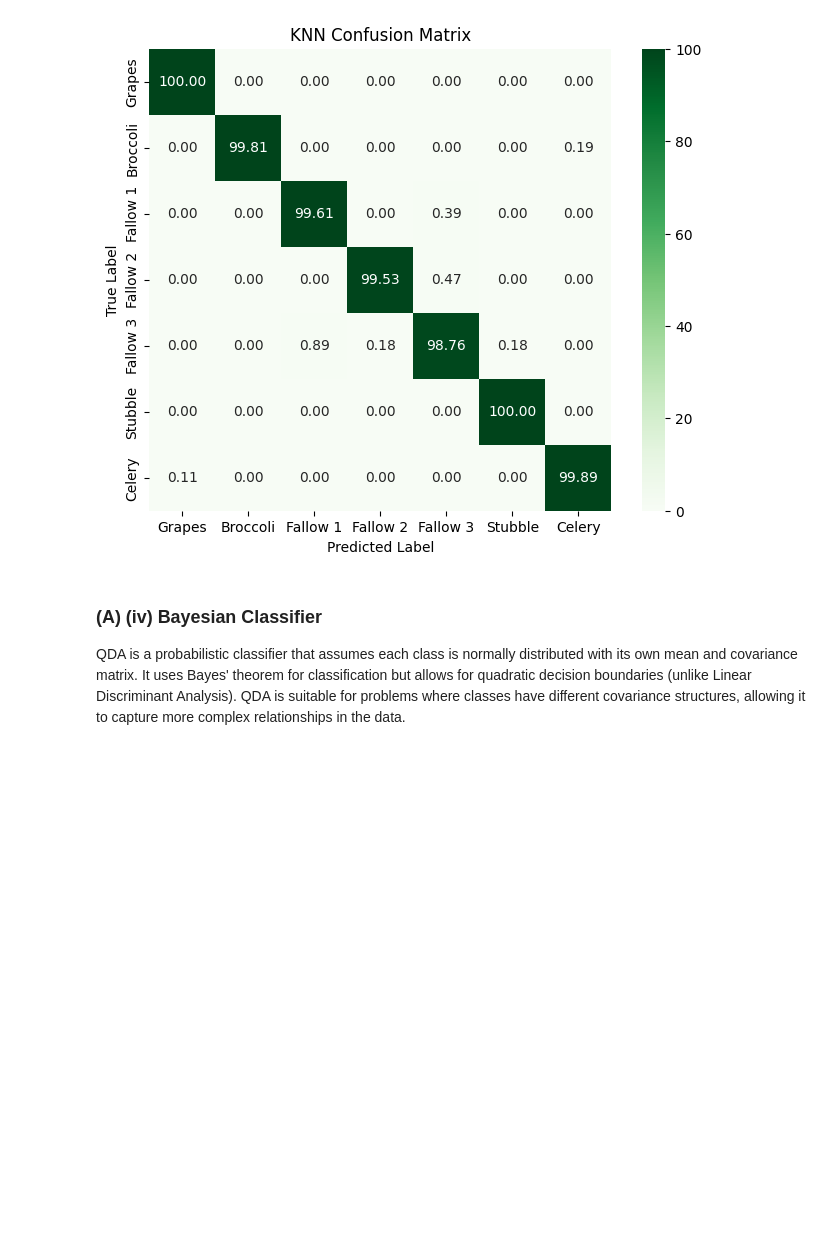
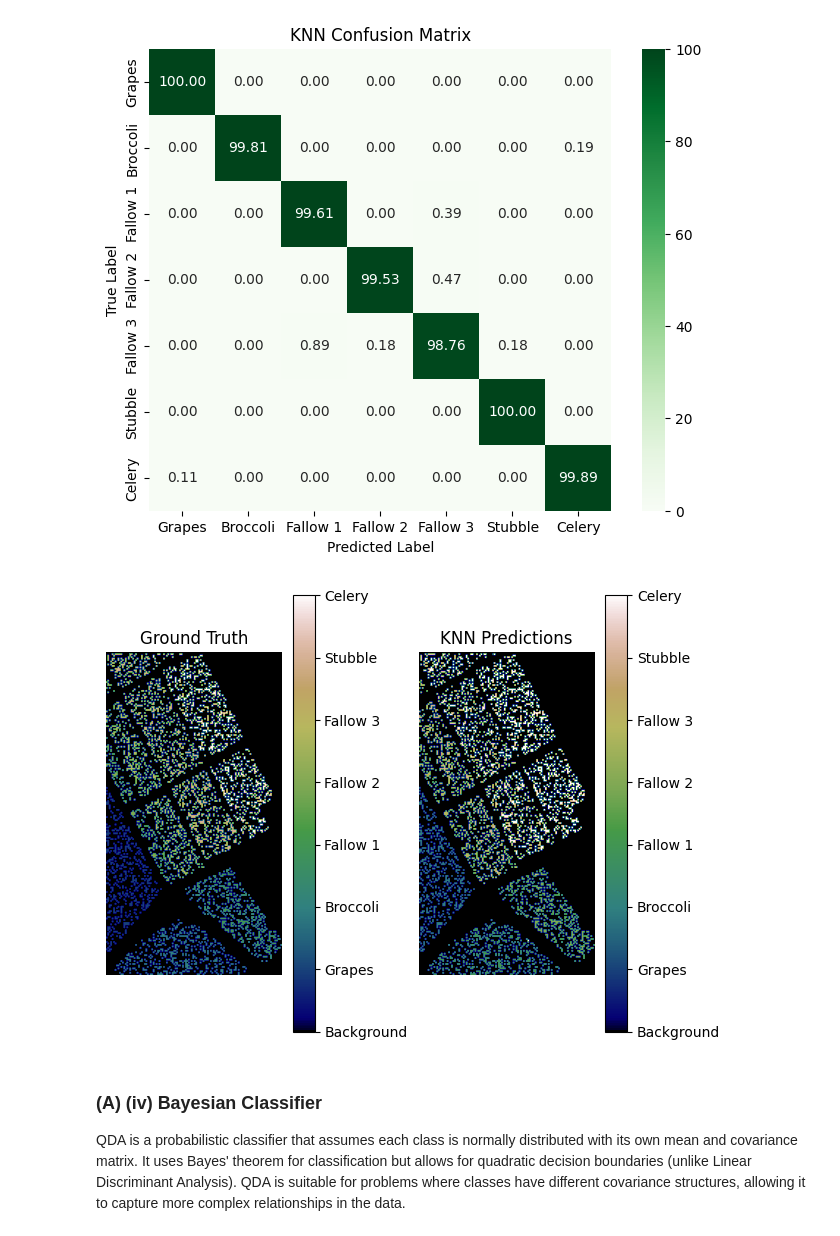
Before and after one commit to steliosg23/Machine-Learning-Project-2024-25, a Jupyter notebook: Part 2 Classification.ipynb, the cells around one changed output. Cells and saved outputs as stored; diff of their text form; code cells hidden in the pictures; blank space fills up the shorter version.

```diff
--- a/Part 2 Classification.ipynb
+++ b/Part 2 Classification.ipynb
@@ -310,6 +352,10 @@ KNN Success Rate: 99.72%
 plot_confusion_matrix(conf_matrix_knn, class_names,title="KNN Confusion Matrix")
 # %% [output]
 [figure]
+# %%
+plot_ground_truth_vs_prediction(Test_Set, y_pred_knn, "KNN Predictions", class_names)
+# %% [output]
+[figure, added]
 # %% [markdown]
 ### (A) (iv) Bayesian Classifier
 QDA is a probabilistic classifier that assumes each class is normally distributed with its own mean and covariance matrix. It uses Bayes' theorem for classification but allows for quadratic decision boundaries (unlike Linear Discriminant Analysis). QDA is suitable for problems where classes have different covariance structures, allowing it to capture more complex relationships in the data.
```
Also changed, not shown: parts of 9 cells of this notebook.
